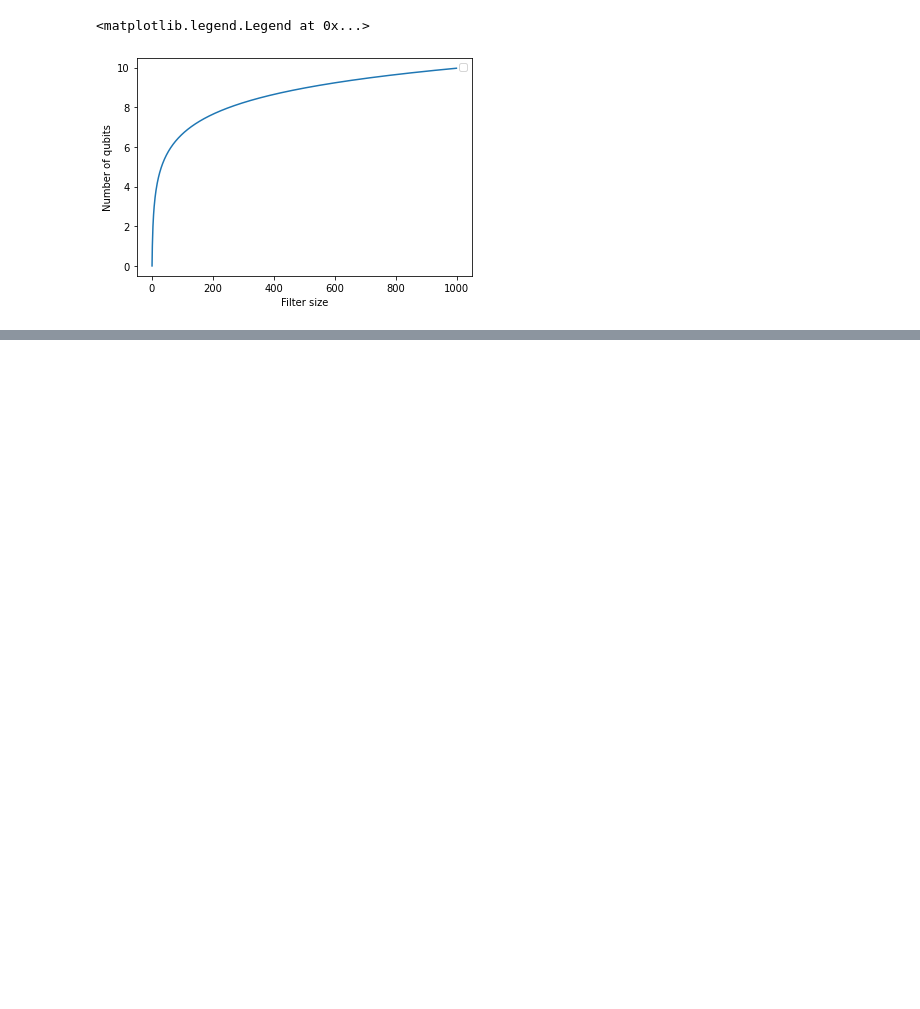
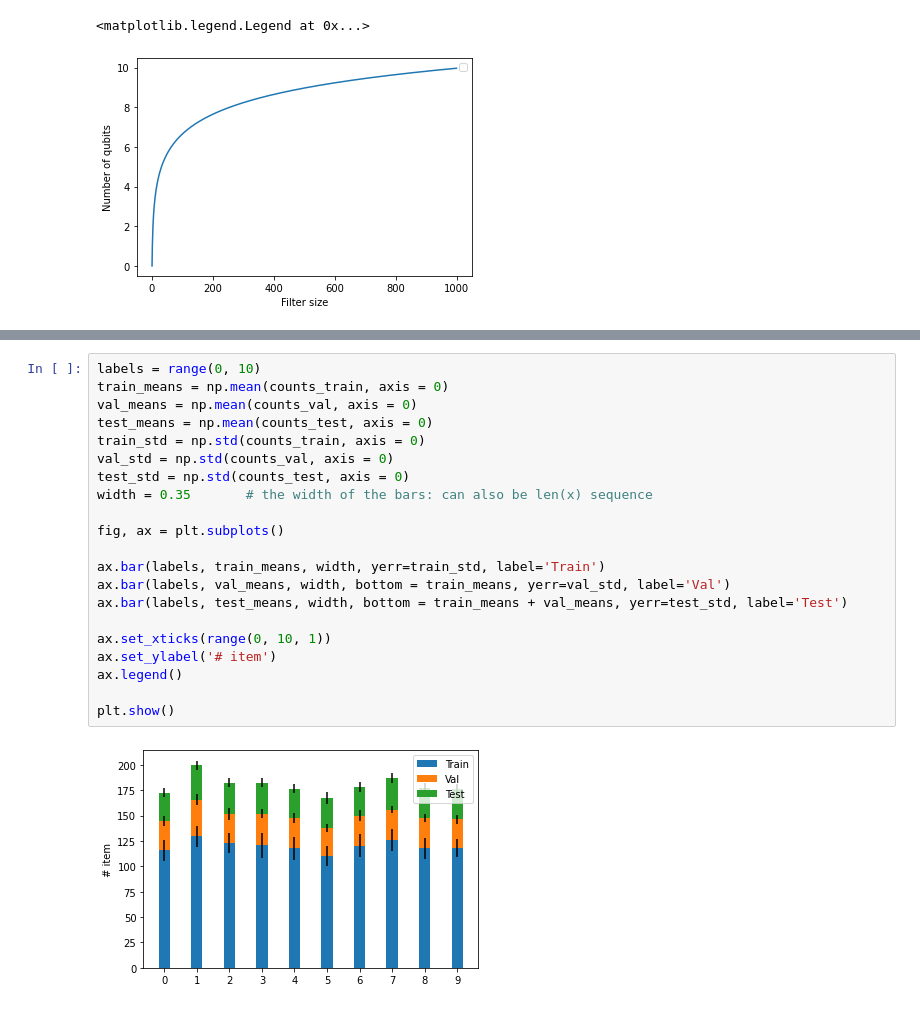
Before and after one commit to vutuanhai237/DynamicQNN, a Jupyter notebook: codes/plt.ipynb, the cells around one changed output, grey strips where cells are left out. Saved outputs shown, nothing was run; the diff lists cells and outputs as text; blank space fills up the shorter version.

```diff
--- a/codes/plt.ipynb
+++ b/codes/plt.ipynb
@@ -16,0 +43,23 @@ No artists with labels found to put in legend.  Note that artists whose label st
+# %%
+labels = range(0, 10)
+train_means = np.mean(counts_train, axis = 0)
+val_means = np.mean(counts_val, axis = 0)
+test_means = np.mean(counts_test, axis = 0)
+train_std = np.std(counts_train, axis = 0)
+val_std = np.std(counts_val, axis = 0)
+test_std = np.std(counts_test, axis = 0)
+width = 0.35       # the width of the bars: can also be len(x) sequence
+
+fig, ax = plt.subplots()
+
+ax.bar(labels, train_means, width, yerr=train_std, label='Train')
+ax.bar(labels, val_means, width, bottom = train_means, yerr=val_std, label='Val')
+ax.bar(labels, test_means, width, bottom = train_means + val_means, yerr=test_std, label='Test')
+
+ax.set_xticks(range(0, 10, 1))
+ax.set_ylabel('# item')
+ax.legend()
+
+plt.show()
+# %% [output]
+[figure, added]
```
Also changed, not shown: parts of 2 cells of this notebook, 18 other files.
